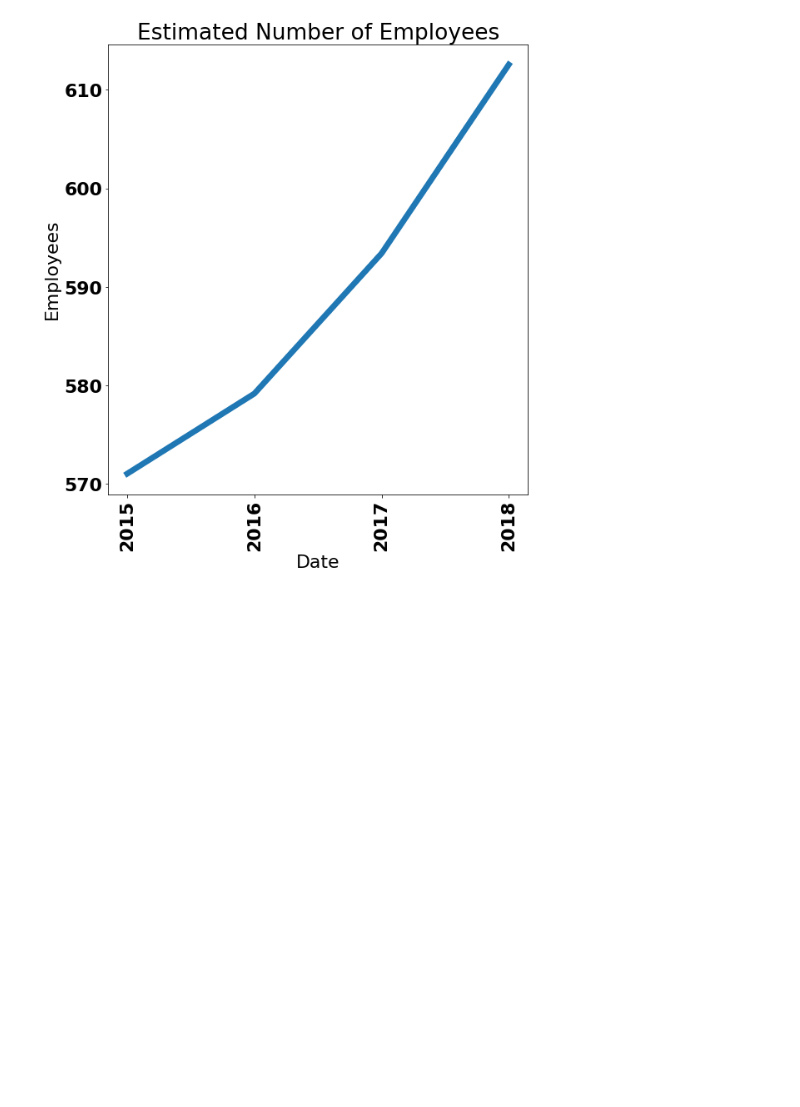
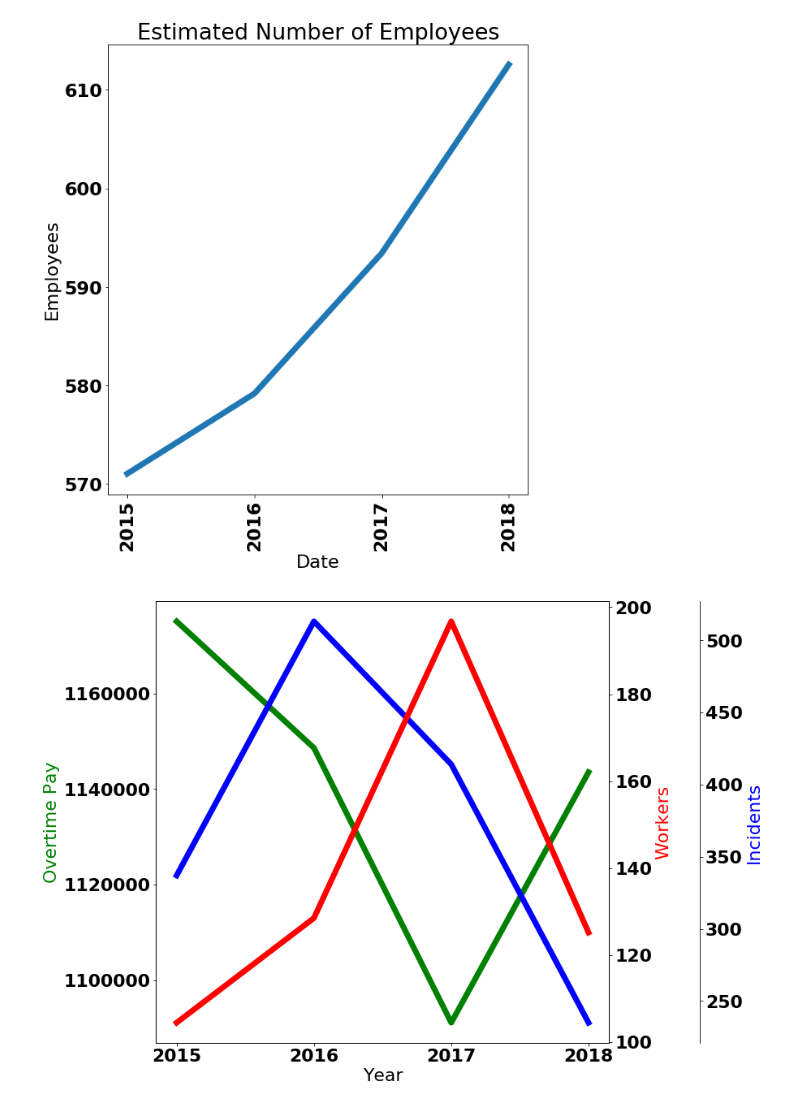
Before and after one commit to tylerharter/s19-city-t2, a Jupyter notebook: Fire/Model.ipynb, the cells around one changed output. Drawn from its saved outputs; the diff is of its cells as text; code cells hidden in the pictures; blank space fills up the shorter version.

```diff
--- a/Fire/Model.ipynb
+++ b/Fire/Model.ipynb
@@ -240,4 +290,66 @@ plt.title("Estimated Number of Employees")
 plt.show()
 # %% [output]
 [figure]
+# %%
+
+font = {
+        'weight' : 'bold',
+        'size'   : 22}
+
+plt.rc('font', **font)
+
+def make_patch_spines_invisible(ax):
+    ax.set_frame_on(True)
+    ax.patch.set_visible(False)
+    for sp in ax.spines.values():
+        sp.set_visible(False)
+
+
+incidents = yearly_summary.groupby("Date").count()["index"].copy()
+incidents["2015"] = incidents["2015"]/9*12
+incidents = incidents.drop(["2019"])
+
+
+expenses = dict()
+expenses["2015"] = fire_budget[fire_budget["Object"] == "51110 - PERMANENT WAGES"]["2015"].sum()/70000
+expenses["2016"] = fire_budget[fire_budget["Object"] == "51110 - PERMANENT WAGES"]["2016"].sum()/70000
+expenses["2017"] = fire_budget[fire_budget["Object"] == "51110 - PERMANENT WAGES"]["2017"].sum()/70000
+expenses["2018"] = fire_budget[fire_budget["Object"] == "51110 - PERMANENT WAGES"]["2018"].sum()/70000
+
+expense_plot = pd.Series(expenses)
+
+overtime = dict()
+overtime["2015"] = fire_budget[fire_budget["Object"] == "51310 - OVERTIME WAGES PERMANENT"]["2015"].sum()/10000
+overtime["2016"] = fire_budget[fire_budget["Object"] == "51310 - OVERTIME WAGES PERMANENT"]["2016"].sum()/10000
+overtime["2017"] = fire_budget[fire_budget["Object"] == "51310 - OVERTIME WAGES PERMANENT"]["2017"].sum()/10000
+overtime["2018"] = fire_budget[fire_budget["Object"] == "51310 - OVERTIME WAGES PERMANENT"]["2018"].sum()/10000
+
+
+expense_plot = pd.Series(overtime)
+
+
+tick_labels = ("2015","2016","2017","2018")
+
+
+fig, ax1 = plt.subplots(figsize = (10,10))
+
+ax2 = ax1.twinx()
+ax3 = ax1.twinx()
+
+ax2.spines["right"].set_position(("axes", 1.2))
+make_patch_spines_invisible(ax2)
+ax2.spines["right"].set_visible(True)
+
+ax1.plot(tick_labels, premium_plot, 'g-', linewidth=7.0)
+ax2.plot(tick_labels, incidents, 'b-', linewidth=7.0)
+ax3.plot(tick_labels, expense_plot, 'r-', linewidth=7.0)
+
+ax1.set_xlabel('Year')
+ax1.set_ylabel('Overtime Pay', color="g")
+ax2.set_ylabel('Incidents', color="b")
+ax3.set_ylabel('Workers', color="r")
+
+plt.show()
+# %% [output]
+[figure, added]
 # %%
```
Also changed, not shown: parts of 4 cells of this notebook, 5 other files.
